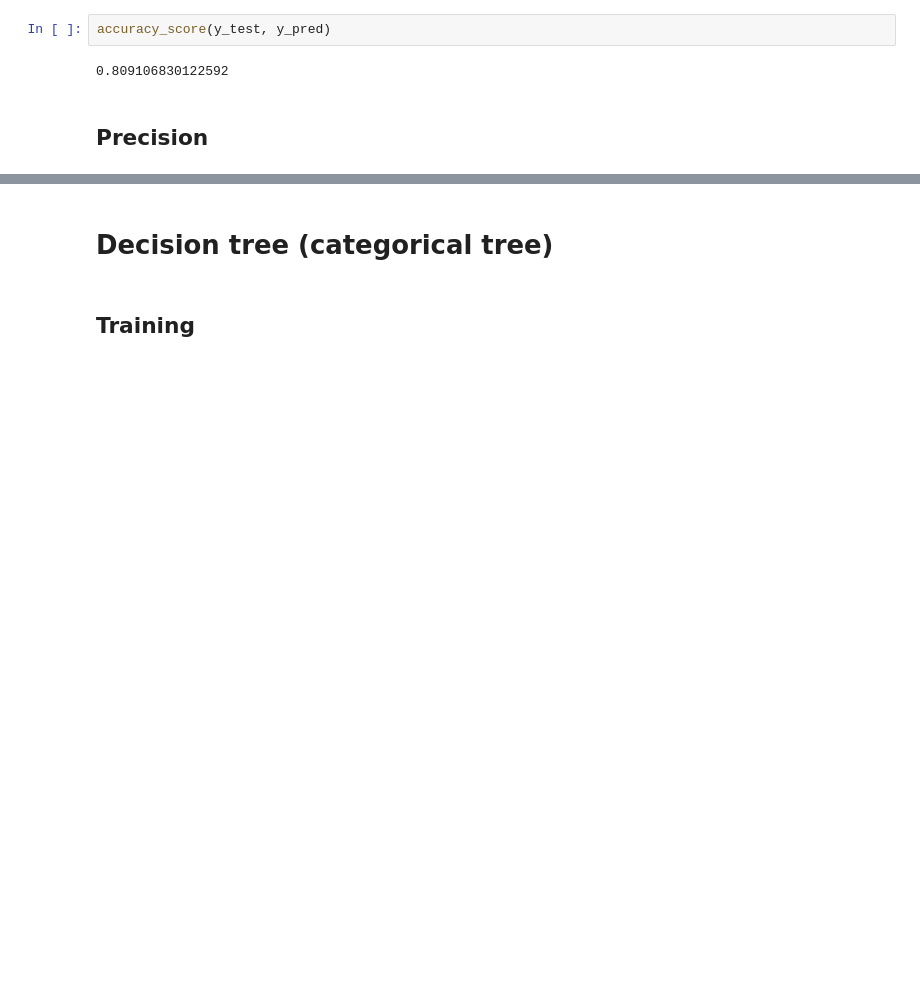
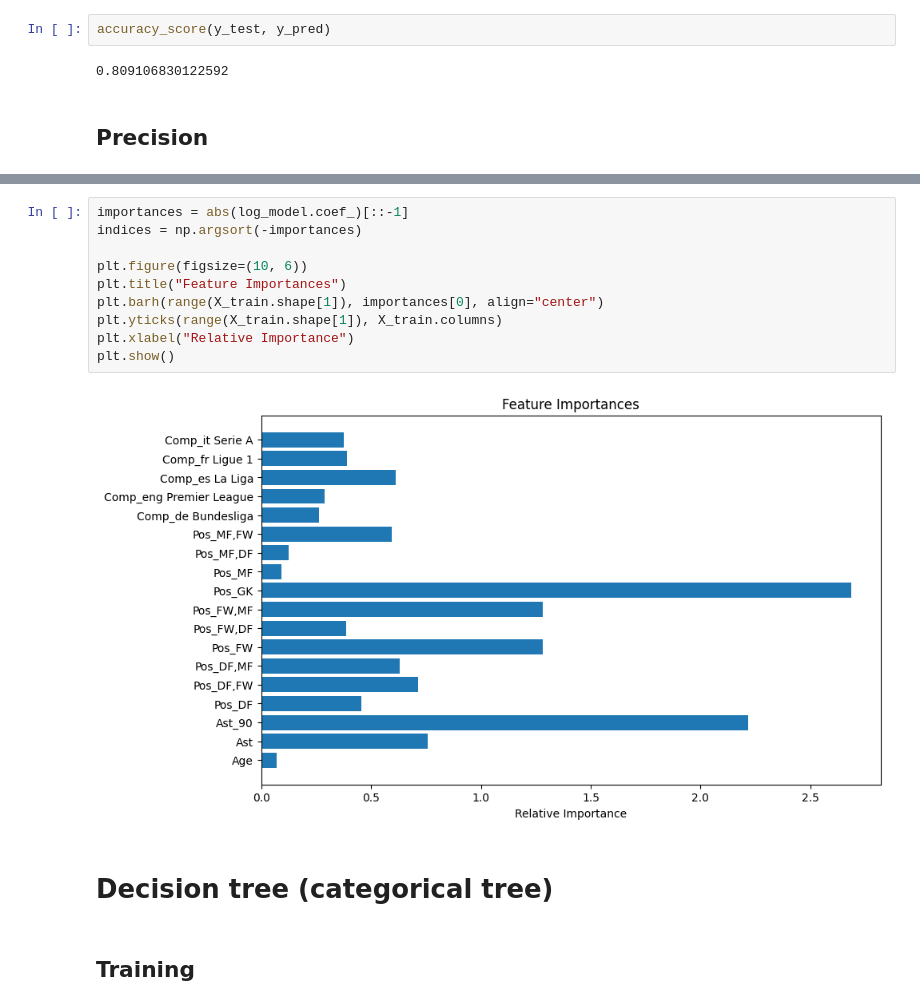
Before and after one commit to benjokapu/tpAvanzadoIA, a Jupyter notebook: analisis.ipynb, the cells around one changed output, grey strips where cells are left out. Cells and saved outputs as stored; diff of their text form; blank space fills up the shorter version.

```diff
--- a/analisis.ipynb
+++ b/analisis.ipynb
@@ -462,3 +481,15 @@ precision_score(y_test, y_pred)
+# %%
+importances = abs(log_model.coef_)[::-1]
+indices = np.argsort(-importances)
+
+plt.figure(figsize=(10, 6))
+plt.title("Feature Importances")
+plt.barh(range(X_train.shape[1]), importances[0], align="center")
+plt.yticks(range(X_train.shape[1]), X_train.columns)
+plt.xlabel("Relative Importance")
+plt.show()
+# %% [output]
+[figure, added]
 # %% [markdown]
 # Decision tree (categorical tree)
 # %% [markdown]
```
Also changed, not shown: parts of 34 cells of this notebook.
